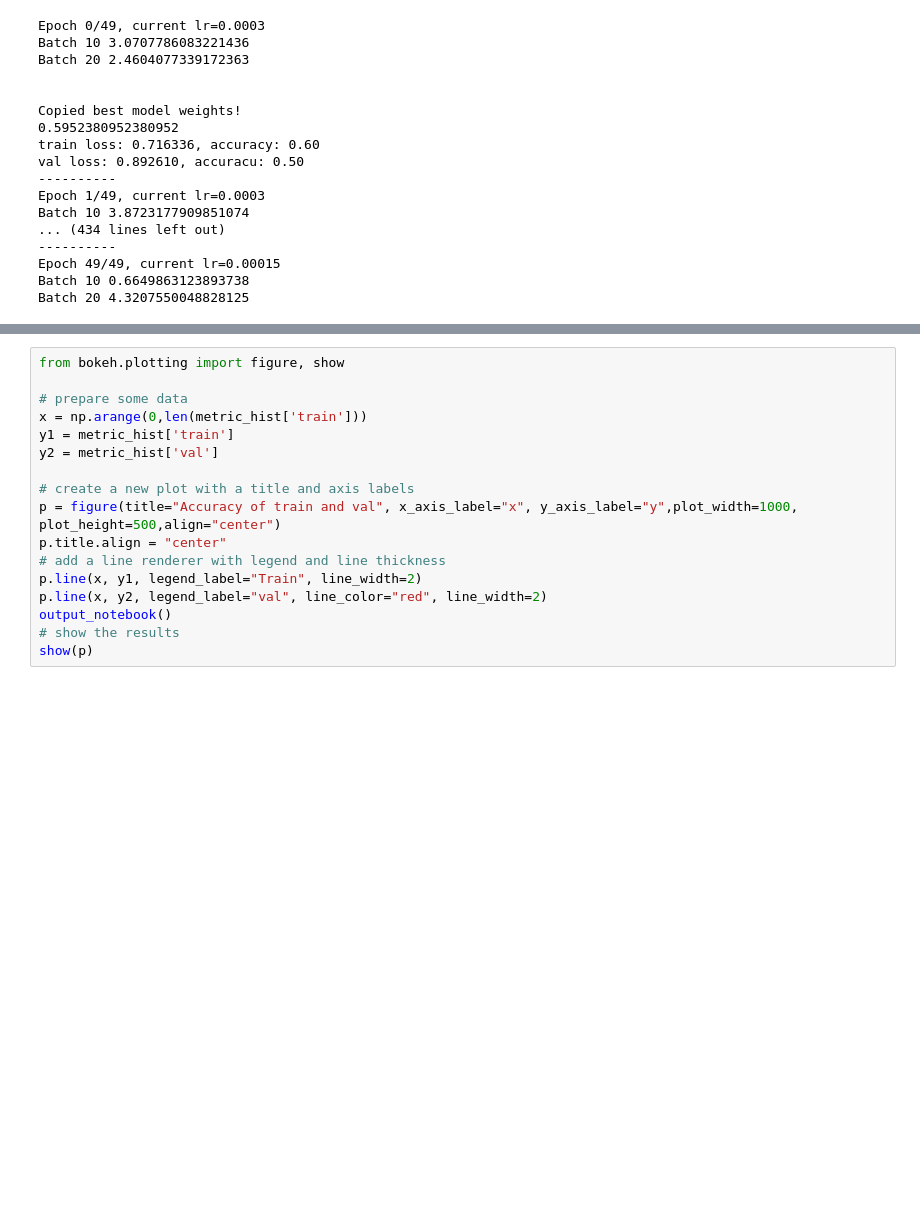
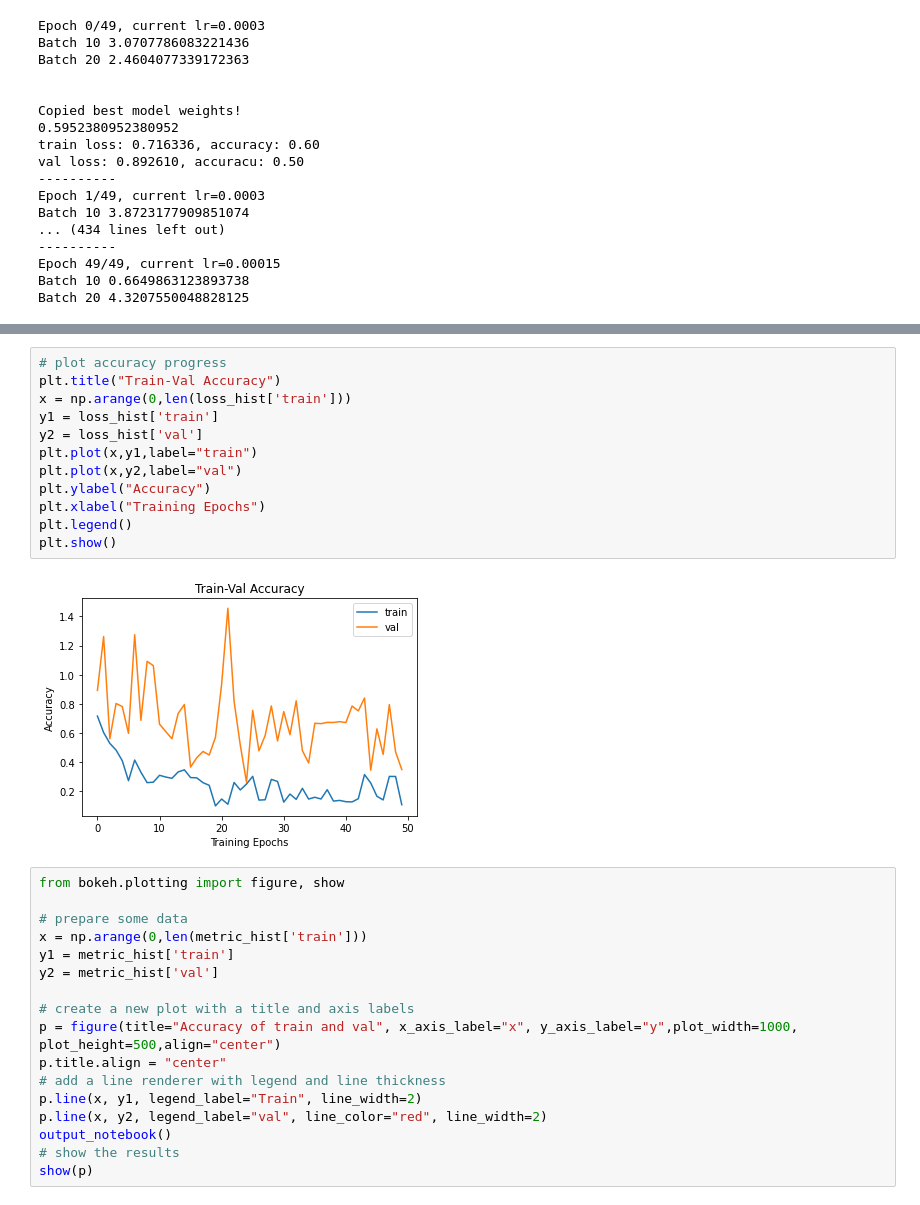
Before and after one commit to gsp-classification/MLDSP-but-its-DL, a Jupyter notebook: notebooks/promoter_classification_using_densenet.ipynb, the cells around one changed output, grey strips where cells are left out. Drawn from its saved outputs; the diff is of its cells as text; blank space fills up the shorter version.

```diff
--- a/notebooks/promoter_classification_using_densenet.ipynb
+++ b/notebooks/promoter_classification_using_densenet.ipynb
@@ -561,6 +561,20 @@ show(p)
 [interactive output not drawn]
 [interactive output not drawn]
 [interactive output not drawn]
+# %%
+# plot accuracy progress
+plt.title("Train-Val Accuracy")
+x = np.arange(0,len(loss_hist['train']))
+y1 = loss_hist['train']
+y2 = loss_hist['val']
+plt.plot(x,y1,label="train")
+plt.plot(x,y2,label="val")
+plt.ylabel("Accuracy")
+plt.xlabel("Training Epochs")
+plt.legend()
+plt.show()
+# %% [output]
+[figure, added]
 # %%
 from bokeh.plotting import figure, show
 
```
Also changed, not shown: parts of 3 cells of this notebook.
